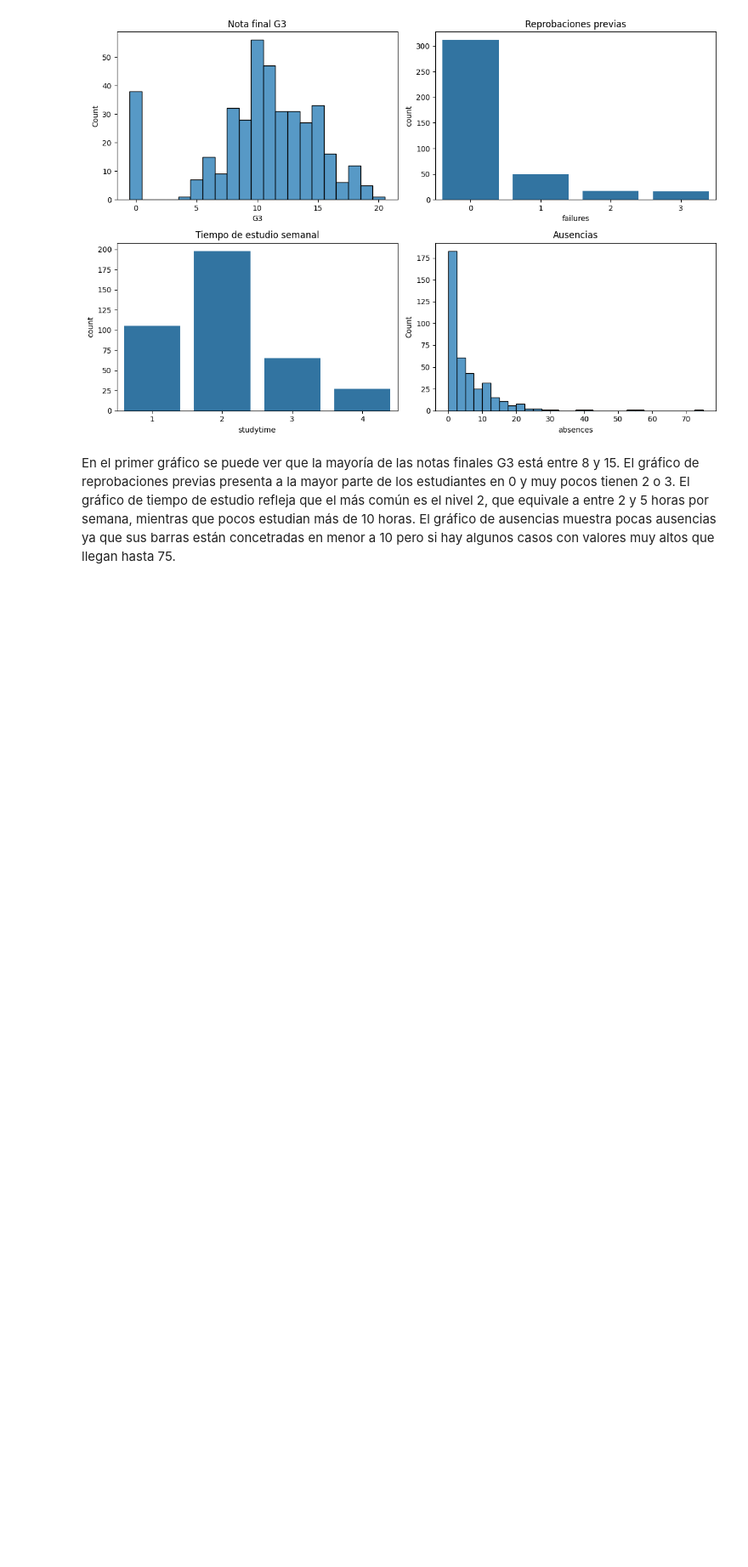
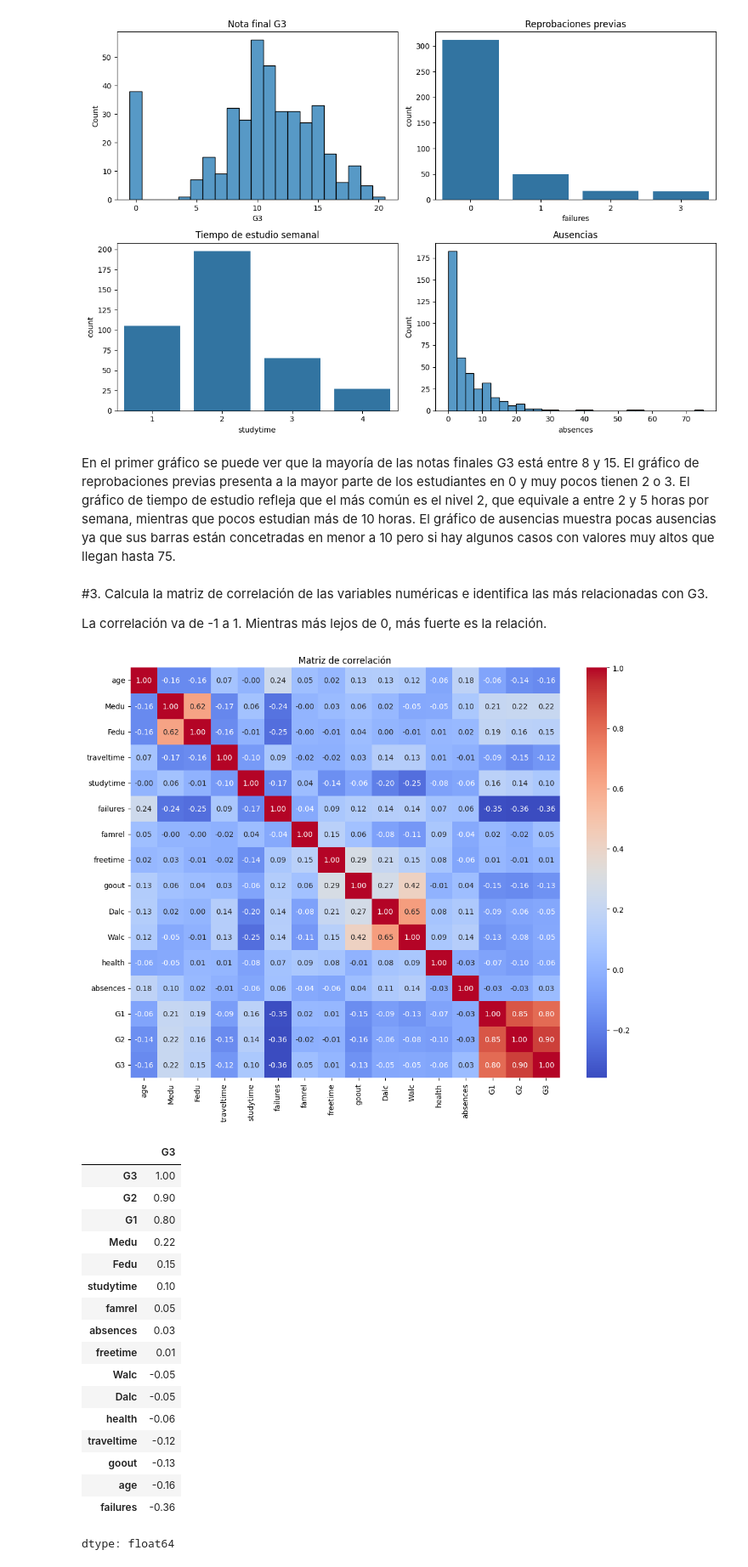
Before and after one commit to mariomartinez1313-ship-it/ProyectoP1-GrupoC, a Jupyter notebook: ProyectoP1_ELNO4_2_GrupoC.ipynb, the cells around one changed output. Shown at 85% size. Cells and saved outputs as stored; diff of their text form; code cells hidden in the pictures; blank space fills up the shorter version.

Commit message:
Matriz de correlación
Se calcula la matriz de correlación y se identifican las variables más relacionadas con G3.

```diff
--- a/ProyectoP1_ELNO4_2_GrupoC.ipynb
+++ b/ProyectoP1_ELNO4_2_GrupoC.ipynb
@@ -154,3 +154,35 @@ En el primer gráfico se puede ver que la mayoría de las notas finales G3 está
 El gráfico de reprobaciones previas presenta a la mayor parte de los estudiantes en 0 y muy pocos tienen 2 o 3.
 El gráfico de tiempo de estudio refleja que el más común es el nivel 2, que equivale a entre 2 y 5 horas por semana, mientras que pocos estudian más de 10 horas.
 El gráfico de ausencias muestra pocas ausencias ya que sus barras están concetradas en menor a 10 pero si hay algunos casos con valores muy altos que llegan hasta 75.
+# %% [markdown]
+#3. Calcula la matriz de correlación de las variables numéricas e identifica las más relacionadas con G3.
+
+La correlación va de -1 a 1. Mientras más lejos de 0, más fuerte es la relación.
+# %%
+corr = df.corr(numeric_only=True)  # solo variables numéricas
+plt.figure(figsize=(13, 10))
+sns.heatmap(corr, annot=True, fmt=".2f", cmap="coolwarm")
+plt.title("Matriz de correlación")
+plt.show()
+
+corr["G3"].sort_values(ascending=False).round(2)  # ordena la relación con G3
+# %% [output]
+[figure, added]
+|  | G3 |
+| G3 | 1.00 |
+| G2 | 0.90 |
+| G1 | 0.80 |
+| Medu | 0.22 |
+| Fedu | 0.15 |
+| studytime | 0.10 |
+| famrel | 0.05 |
+| absences | 0.03 |
+| freetime | 0.01 |
+| Walc | -0.05 |
+| Dalc | -0.05 |
+| health | -0.06 |
+| traveltime | -0.12 |
+| goout | -0.13 |
+| age | -0.16 |
+| failures | -0.36 |
+dtype: float64
```
Also changed, not shown: parts of 1 cell of this notebook.
